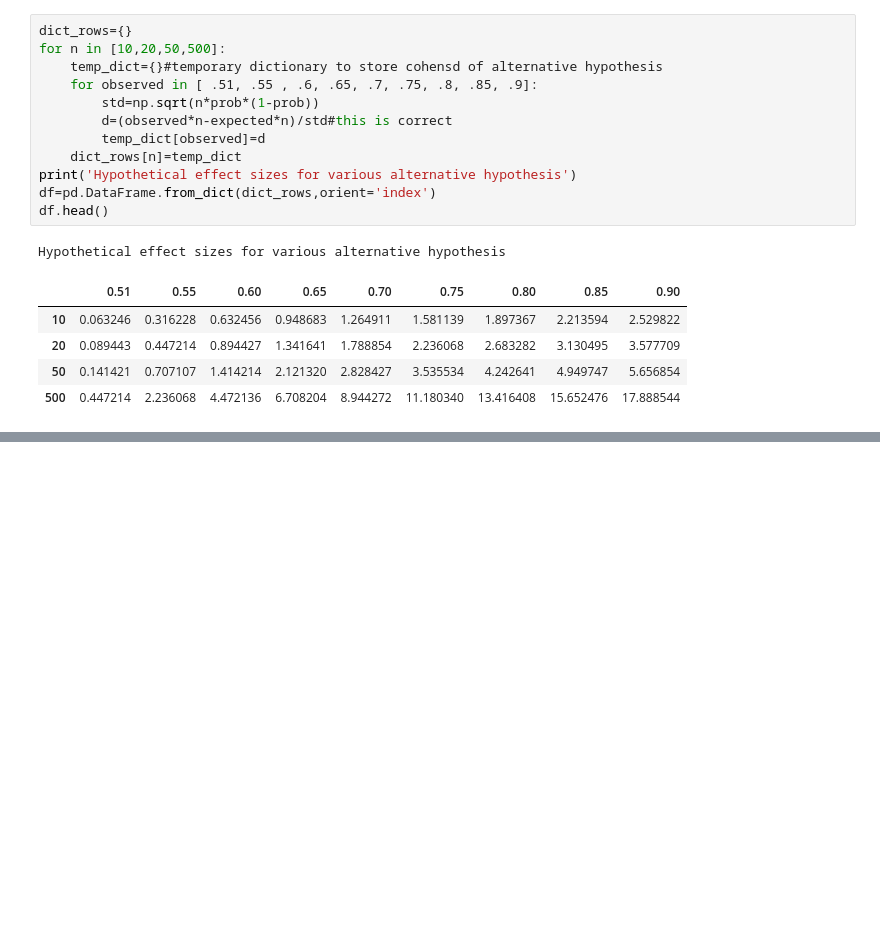
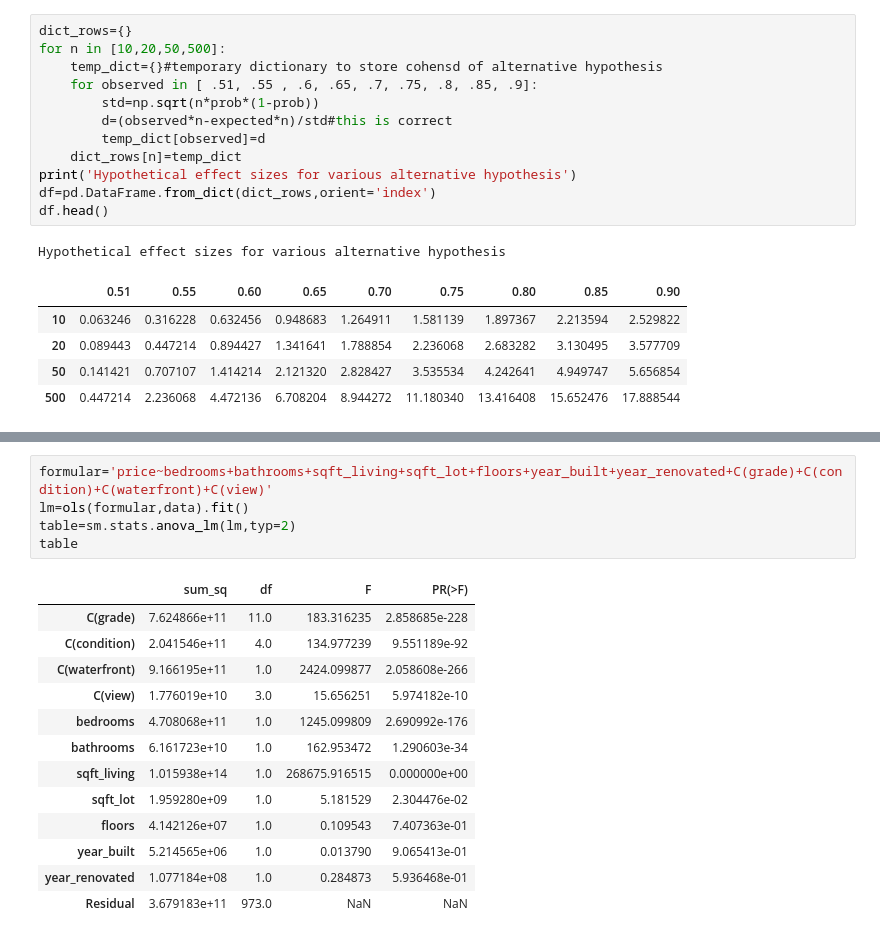
Before and after one commit to Brenda-Mutai/Python-, a Jupyter notebook: Statistical_Power_and_Anova.ipynb, the cells around one changed output, grey strips where cells are left out. Cells and saved outputs as stored; diff of their text form; blank space fills up the shorter version.

Commit message:
stats

```diff
--- a/Statistical_Power_and_Anova.ipynb
+++ b/Statistical_Power_and_Anova.ipynb
@@ -203,0 +337,19 @@ Hypothetical effect sizes for various alternative hypothesis
+# %%
+formular='price~bedrooms+bathrooms+sqft_living+sqft_lot+floors+year_built+year_renovated+C(grade)+C(condition)+C(waterfront)+C(view)'
+lm=ols(formular,data).fit()
+table=sm.stats.anova_lm(lm,typ=2)
+table
+# %% [output]
+|  | sum_sq | df | F | PR(>F) |
+| C(grade) | 7.624866e+11 | 11.0 | 183.316235 | 2.858685e-228 |
+| C(condition) | 2.041546e+11 | 4.0 | 134.977239 | 9.551189e-92 |
+| C(waterfront) | 9.166195e+11 | 1.0 | 2424.099877 | 2.058608e-266 |
+| C(view) | 1.776019e+10 | 3.0 | 15.656251 | 5.974182e-10 |
+| bedrooms | 4.708068e+11 | 1.0 | 1245.099809 | 2.690992e-176 |
+| bathrooms | 6.161723e+10 | 1.0 | 162.953472 | 1.290603e-34 |
+| sqft_living | 1.015938e+14 | 1.0 | 268675.916515 | 0.000000e+00 |
+| sqft_lot | 1.959280e+09 | 1.0 | 5.181529 | 2.304476e-02 |
+| floors | 4.142126e+07 | 1.0 | 0.109543 | 7.407363e-01 |
+| year_built | 5.214565e+06 | 1.0 | 0.013790 | 9.065413e-01 |
+| year_renovated | 1.077184e+08 | 1.0 | 0.284873 | 5.936468e-01 |
+| Residual | 3.679183e+11 | 973.0 | NaN | NaN |
```
Also changed, not shown: parts of 14 cells of this notebook, 6 other files.
